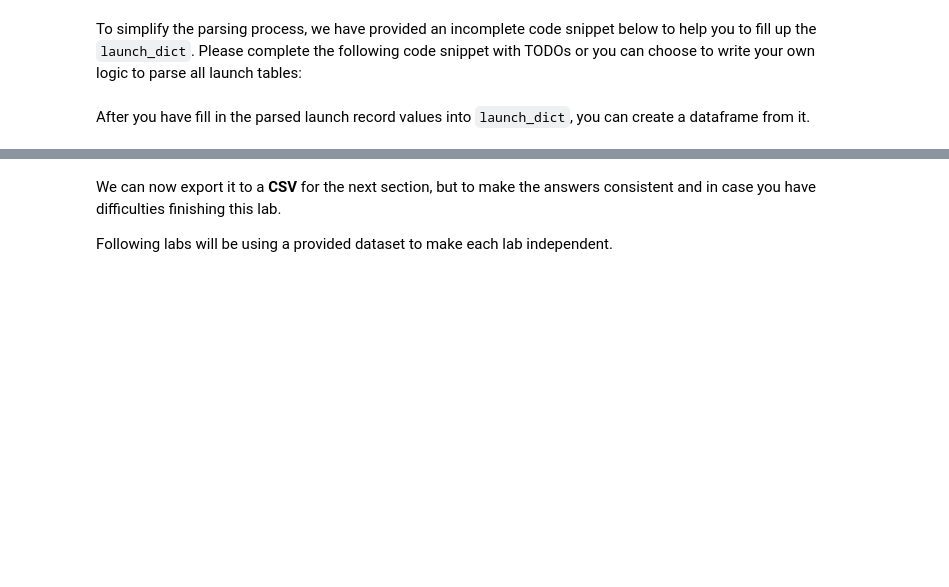
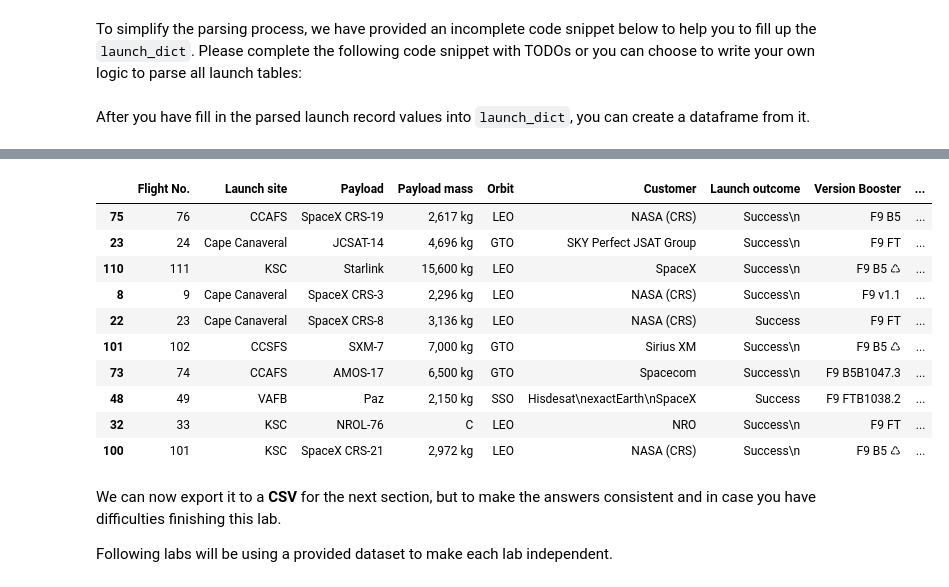
Before and after one commit to Juantonios1/IBM-Data-Science-Professional-Certificate, a Jupyter notebook: Applied Data Science Capstone/Week 1/jupyter-labs-webscraping.ipynb, the cells around one changed output, grey strips where cells are left out. Saved outputs shown, nothing was run; the diff lists cells and outputs as text; code cells hidden in the pictures; blank space fills up the shorter version.

```diff
--- a/Applied Data Science Capstone/Week 1/jupyter-labs-webscraping.ipynb
+++ b/Applied Data Science Capstone/Week 1/jupyter-labs-webscraping.ipynb
@@ -342,3 +338,17 @@ ValueError: All arrays must be of the same length
+# %%
+df.sample(10)
+# %% [output]
+|  | Flight No. | Launch site | Payload | Payload mass | Orbit | Customer | Launch outcome | Version Booster | ... |
+| 75 | 76 | CCAFS | SpaceX CRS-19 | 2,617 kg | LEO | NASA (CRS) | Success\n | F9 B5 | ... |
+| 23 | 24 | Cape Canaveral | JCSAT-14 | 4,696 kg | GTO | SKY Perfect JSAT Group | Success\n | F9 FT | ... |
+| 110 | 111 | KSC | Starlink | 15,600 kg | LEO | SpaceX | Success\n | F9 B5 ♺ | ... |
+| 8 | 9 | Cape Canaveral | SpaceX CRS-3 | 2,296 kg | LEO | NASA (CRS) | Success\n | F9 v1.1 | ... |
+| 22 | 23 | Cape Canaveral | SpaceX CRS-8 | 3,136 kg | LEO | NASA (CRS) | Success | F9 FT | ... |
+| 101 | 102 | CCSFS | SXM-7 | 7,000 kg | GTO | Sirius XM | Success\n | F9 B5 ♺ | ... |
+| 73 | 74 | CCAFS | AMOS-17 | 6,500 kg | GTO | Spacecom | Success\n | F9 B5B1047.3 | ... |
+| 48 | 49 | VAFB | Paz | 2,150 kg | SSO | Hisdesat\nexactEarth\nSpaceX | Success | F9 FTB1038.2 | ... |
+| 32 | 33 | KSC | NROL-76 | C | LEO | NRO | Success\n | F9 FT | ... |
+| 100 | 101 | KSC | SpaceX CRS-21 | 2,972 kg | LEO | NASA (CRS) | Success\n | F9 B5 ♺ | ... |
 # %% [markdown]
 We can now export it to a <b>CSV</b> for the next section, but to make the answers consistent and in case you have difficulties finishing this lab.
 
```
Also changed, not shown: parts of 4 cells of this notebook, 1 other file.
